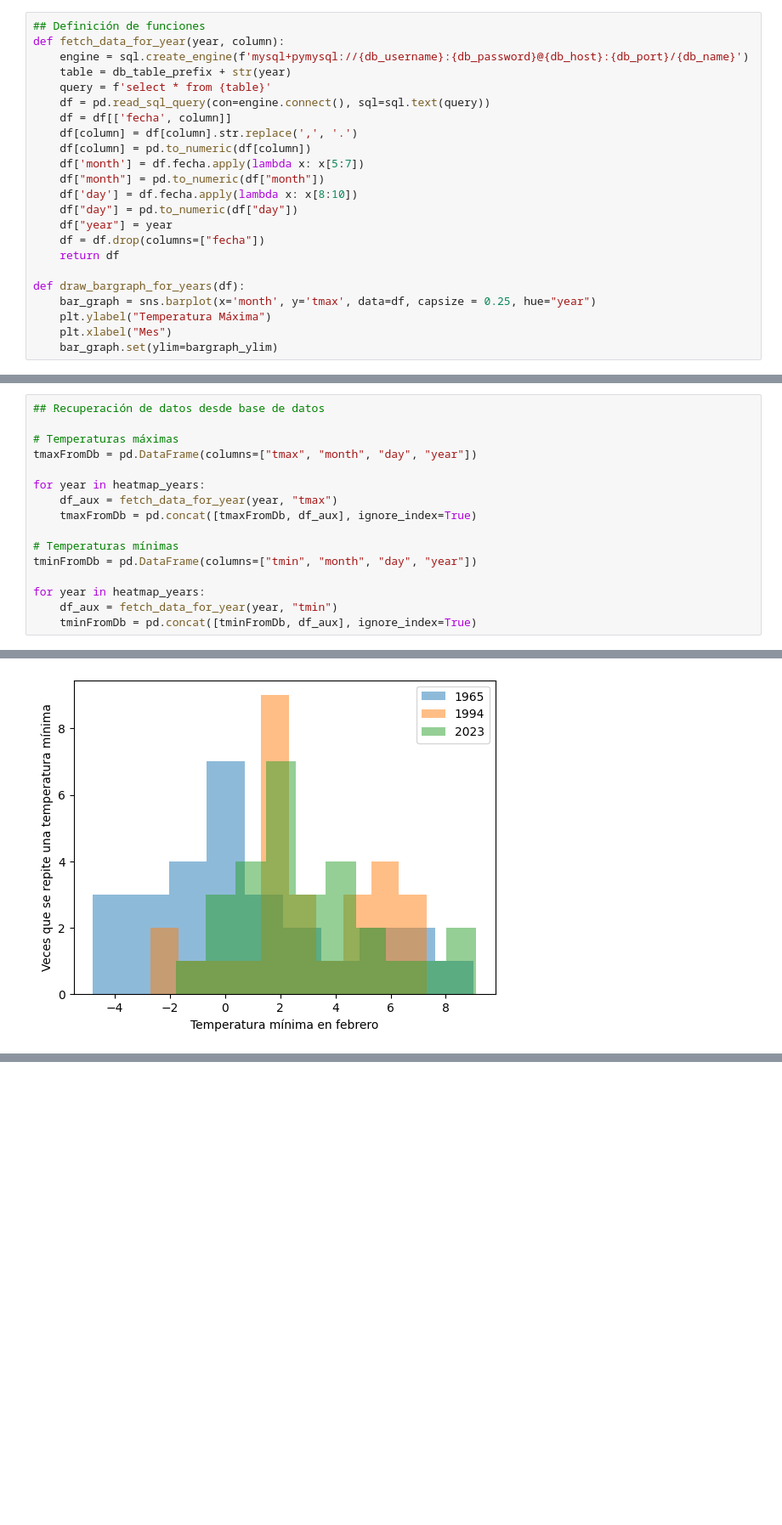
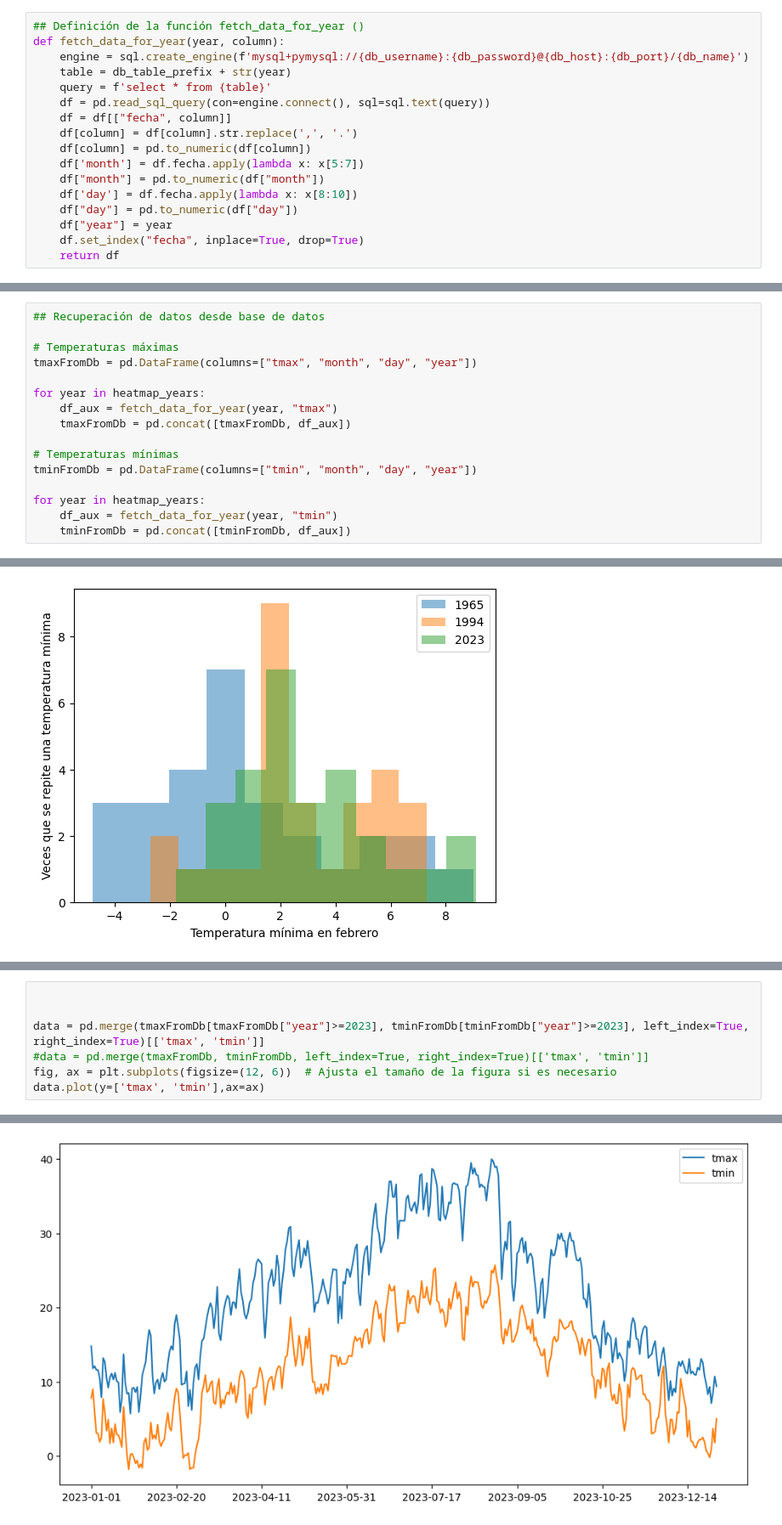
Before and after one commit to Pilarjlopez/py-aemet, a Jupyter notebook: visualize_data.ipynb, the cells around one changed output, grey strips where cells are left out. Shown: that part at 85% size. Saved outputs shown, nothing was run; the diff lists cells and outputs as text; blank space fills up the shorter version.

```diff
--- a/visualize_data.ipynb
+++ b/visualize_data.ipynb
@@ -27,12 +26,12 @@ bargraph_ylim = (12, 40)
 heatmap_years = years=[*range(1965, 2024)]
 # %%
-## Definición de funciones
+## Definición de la función fetch_data_for_year ()
 def fetch_data_for_year(year, column):
     engine = sql.create_engine(f'mysql+pymysql://{db_username}:{db_password}@{db_host}:{db_port}/{db_name}')
     table = db_table_prefix + str(year)
     query = f'select * from {table}'
     df = pd.read_sql_query(con=engine.connect(), sql=sql.text(query))
-    df = df[['fecha', column]]
+    df = df[["fecha", column]]
     df[column] = df[column].str.replace(',', '.')
     df[column] = pd.to_numeric(df[column])
     df['month'] = df.fecha.apply(lambda x: x[5:7])
@@ -40,14 +39,8 @@ def fetch_data_for_year(year, column):
     df['day'] = df.fecha.apply(lambda x: x[8:10])
     df["day"] = pd.to_numeric(df["day"])
     df["year"] = year
-    df = df.drop(columns=["fecha"])
+    df.set_index("fecha", inplace=True, drop=True)
     return df
-
-def draw_bargraph_for_years(df):
-    bar_graph = sns.barplot(x='month', y='tmax', data=df, capsize = 0.25, hue="year")
-    plt.ylabel("Temperatura Máxima")
-    plt.xlabel("Mes")
-    bar_graph.set(ylim=bargraph_ylim)
 # %% [markdown]
 # Recuperación de datos
 # %%
@@ -58,14 +51,14 @@ tmaxFromDb = pd.DataFrame(columns=["tmax", "month", "day", "year"])
 
 for year in heatmap_years:
     df_aux = fetch_data_for_year(year, "tmax")
-    tmaxFromDb = pd.concat([tmaxFromDb, df_aux], ignore_index=True)
+    tmaxFromDb = pd.concat([tmaxFromDb, df_aux])
 
 # Temperaturas mínimas
 tminFromDb = pd.DataFrame(columns=["tmin", "month", "day", "year"])
 
 for year in heatmap_years:
     df_aux = fetch_data_for_year(year, "tmin")
-    tminFromDb = pd.concat([tminFromDb, df_aux], ignore_index=True)
+    tminFromDb = pd.concat([tminFromDb, df_aux])
 # %% [markdown]
 # Mapas de calor
 # %% [markdown]
@@ -152,0 +148,8 @@ plt.legend(labels=["1965","1994", "2023"])
+# %%
+
+
+data = pd.merge(tmaxFromDb[tmaxFromDb["year"]>=2023], tminFromDb[tminFromDb["year"]>=2023], left_index=True, right_index=True)[['tmax', 'tmin']]
+#data = pd.merge(tmaxFromDb, tminFromDb, left_index=True, right_index=True)[['tmax', 'tmin']]
+fig, ax = plt.subplots(figsize=(12, 6))  # Ajusta el tamaño de la figura si es necesario
+data.plot(y=['tmax', 'tmin'],ax=ax)
+# %% [output]
@@ -152,0 +157 @@ plt.legend(labels=["1965","1994", "2023"])
+[figure, added]
```
Also changed, not shown: parts of 4 cells of this notebook, 1 other file.
